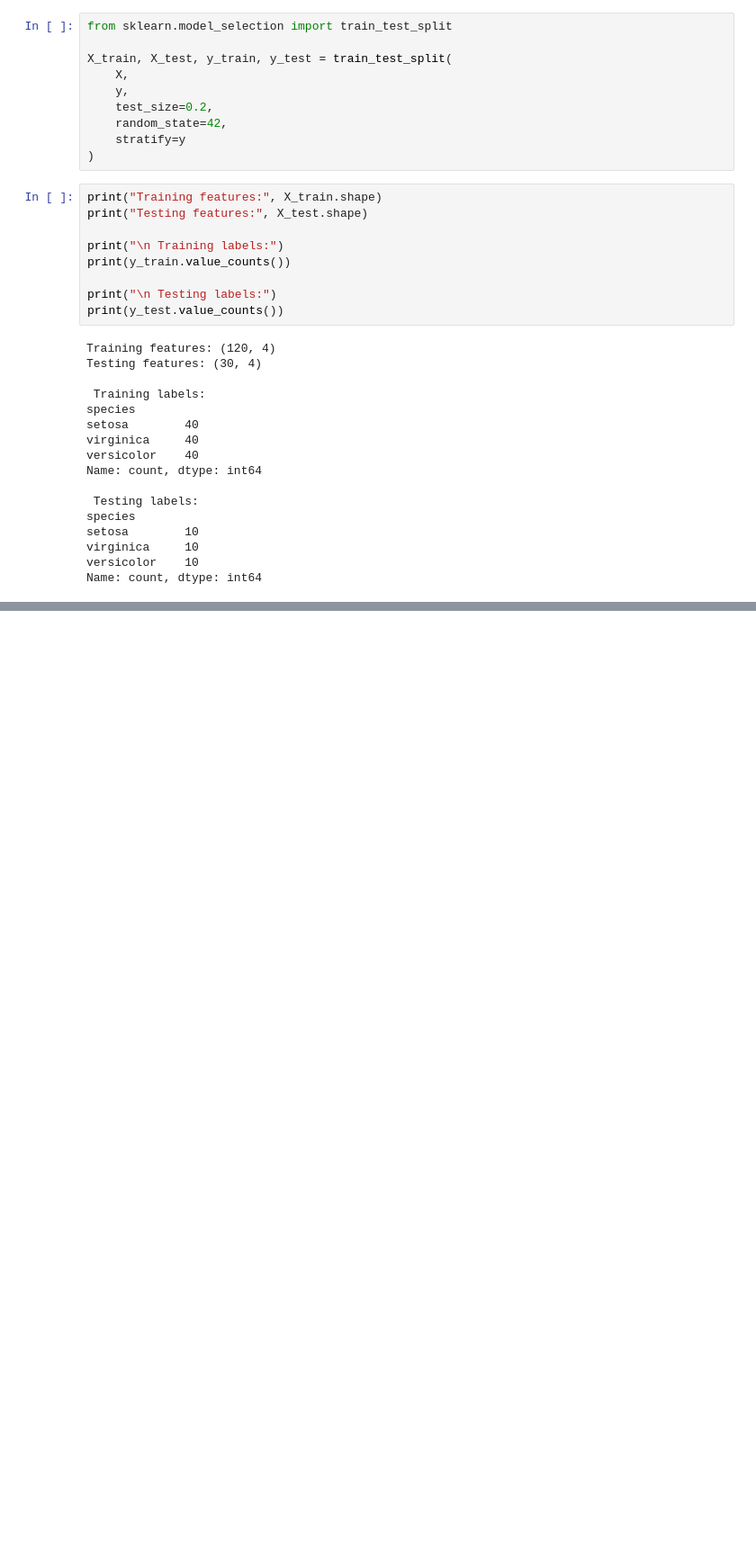
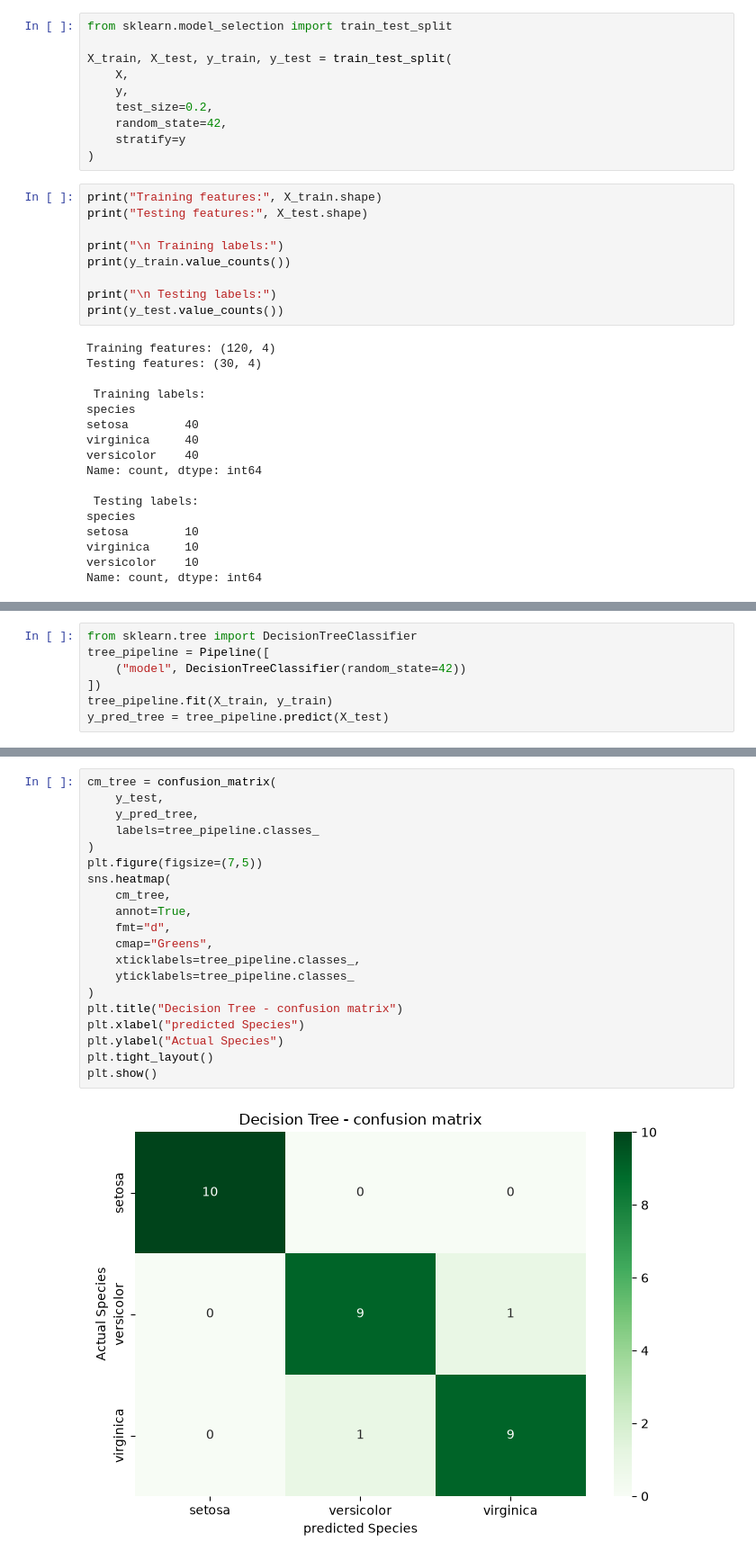
Before and after one commit to bereketkefeni-creator/Datheon_Machine_Learning_And_Data_Science_internship, a Jupyter notebook: Task_1_Iris_Classification/notebooks/iris_classification.ipynb, the cells around one changed output, grey strips where cells are left out. Shown at 90% size. Saved outputs shown, nothing was run; the diff lists cells and outputs as text; blank space fills up the shorter version.

```diff
--- a/Task_1_Iris_Classification/notebooks/iris_classification.ipynb
+++ b/Task_1_Iris_Classification/notebooks/iris_classification.ipynb
@@ -231,0 +301,7 @@ logistic_pipeline.fit(X_train, y_train)
+# %%
+from sklearn.tree import DecisionTreeClassifier
+tree_pipeline = Pipeline([
+    ("model", DecisionTreeClassifier(random_state=42))
+])
+tree_pipeline.fit(X_train, y_train)
+y_pred_tree = tree_pipeline.predict(X_test)
@@ -231,0 +415,22 @@ logistic_pipeline.fit(X_train, y_train)
+# %%
+cm_tree = confusion_matrix(
+    y_test,
+    y_pred_tree,
+    labels=tree_pipeline.classes_
+)
+plt.figure(figsize=(7,5))
+sns.heatmap(
+    cm_tree,
+    annot=True,
+    fmt="d",
+    cmap="Greens",
+    xticklabels=tree_pipeline.classes_,
+    yticklabels=tree_pipeline.classes_
+)
+plt.title("Decision Tree - confusion matrix")
+plt.xlabel("predicted Species")
+plt.ylabel("Actual Species")
+plt.tight_layout()
+plt.show()
+# %% [output]
+[figure, added]
```
Also changed, not shown: parts of 12 cells of this notebook.
